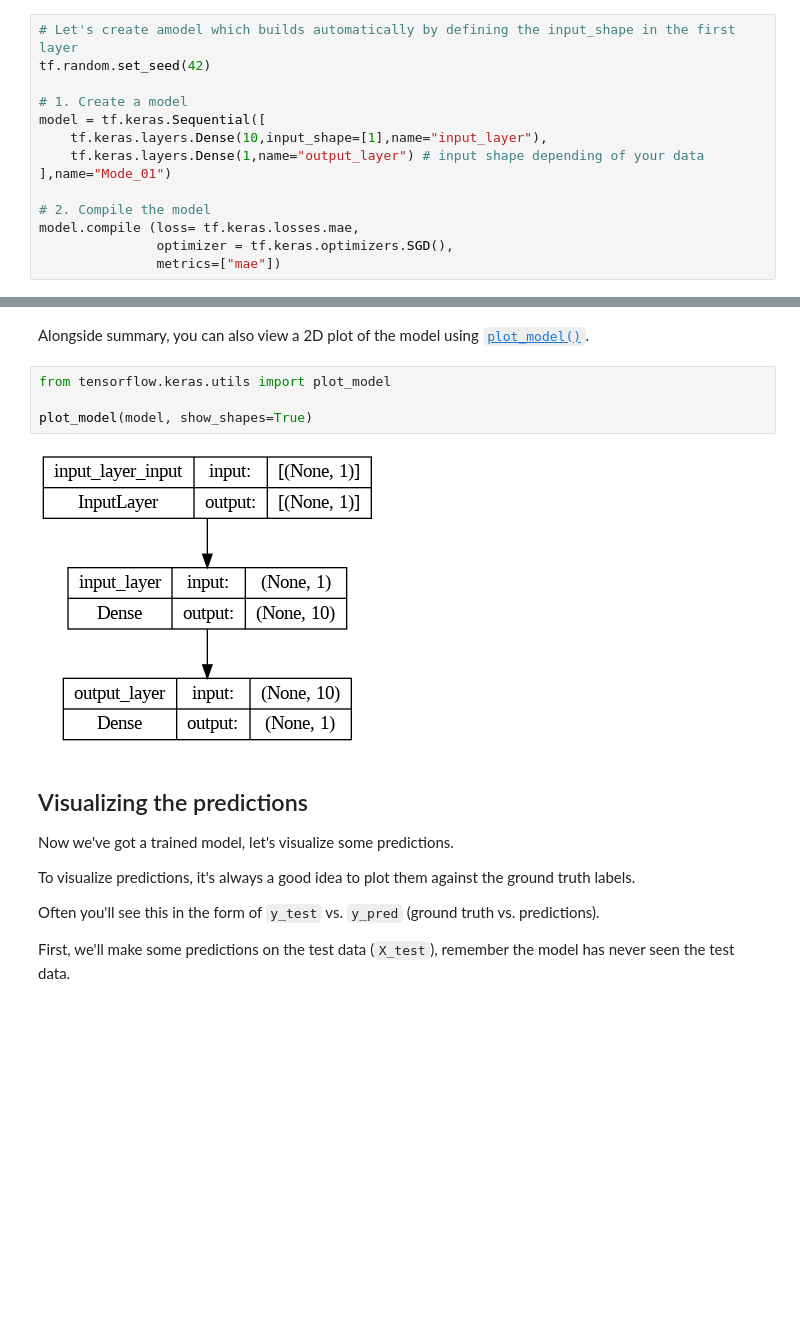
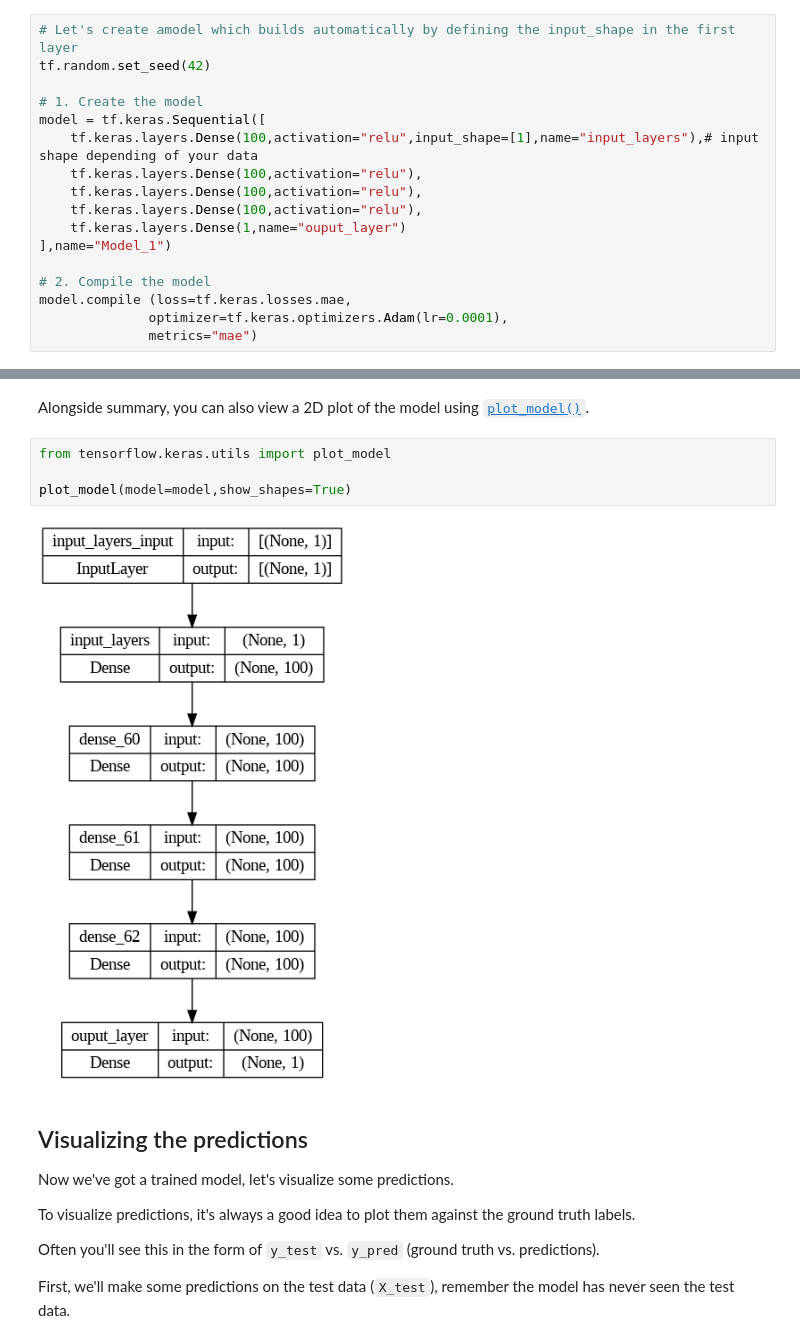
Before and after one commit to simongiando/deep-learning, a Jupyter notebook: Fundamentals/01_neural_network_regression_in_tensorflow.ipynb, the cells around one changed output, grey strips where cells are left out. Saved outputs shown, nothing was run; the diff lists cells and outputs as text; blank space fills up the shorter version.

```diff
--- a/Fundamentals/01_neural_network_regression_in_tensorflow.ipynb
+++ b/Fundamentals/01_neural_network_regression_in_tensorflow.ipynb
@@ -559,13 +645,16 @@ ValueError: ignored
 # Let's create amodel which builds automatically by defining the input_shape in the first layer
 tf.random.set_seed(42)
 
-# 1. Create a model
+# 1. Create the model
 model = tf.keras.Sequential([
-    tf.keras.layers.Dense(10,input_shape=[1],name="input_layer"),
-    tf.keras.layers.Dense(1,name="output_layer") # input shape depending of your data
-],name="Mode_01")
+    tf.keras.layers.Dense(100,activation="relu",input_shape=[1],name="input_layers"),# input shape depending of your data
+    tf.keras.layers.Dense(100,activation="relu"),
+    tf.keras.layers.Dense(100,activation="relu"),
+    tf.keras.layers.Dense(100,activation="relu"),
+    tf.keras.layers.Dense(1,name="ouput_layer")
+],name="Model_1")
 
 # 2. Compile the model
-model.compile (loss= tf.keras.losses.mae,
-               optimizer = tf.keras.optimizers.SGD(),
-               metrics=["mae"])
+model.compile (loss=tf.keras.losses.mae,
+              optimizer=tf.keras.optimizers.Adam(lr=0.0001),
+              metrics="mae")
@@ -625,9 +728,9 @@ Alongside summary, you can also view a 2D plot of the model using [`plot_model()
 # %%
 from tensorflow.keras.utils import plot_model
 
-plot_model(model, show_shapes=True)
+plot_model(model=model,show_shapes=True)
 # %% [output]
-[figure, old version]
+[figure, new version]
 # %% [markdown]
 ## Visualizing the predictions
 
```
Also changed, not shown: parts of 61 cells of this notebook.
